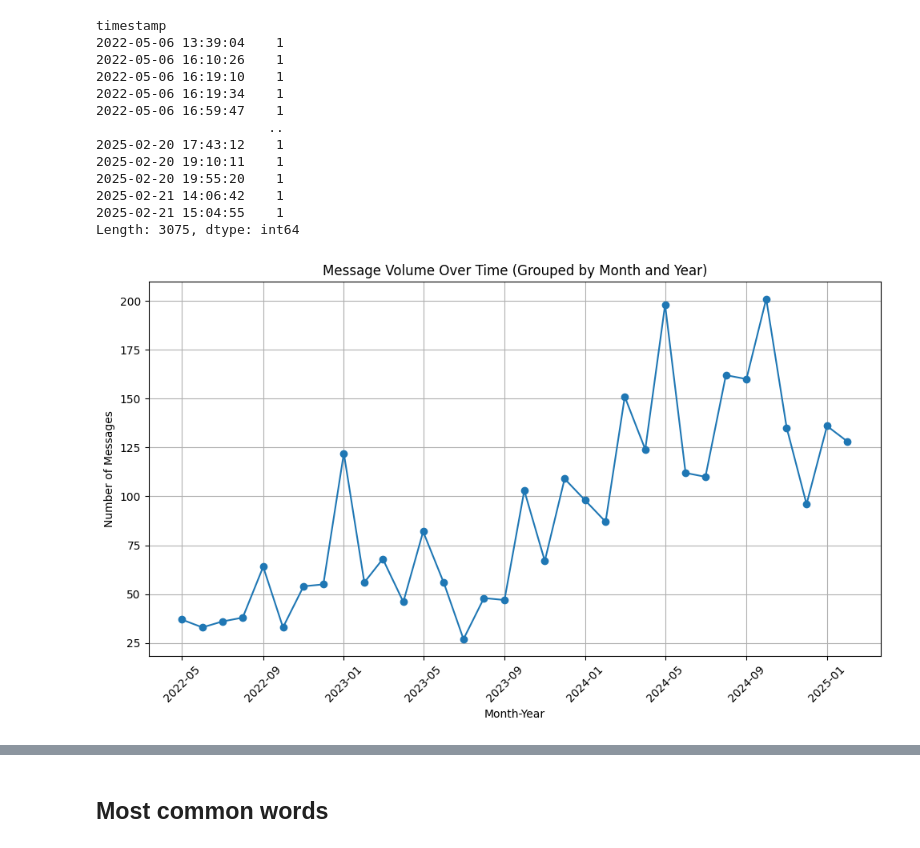
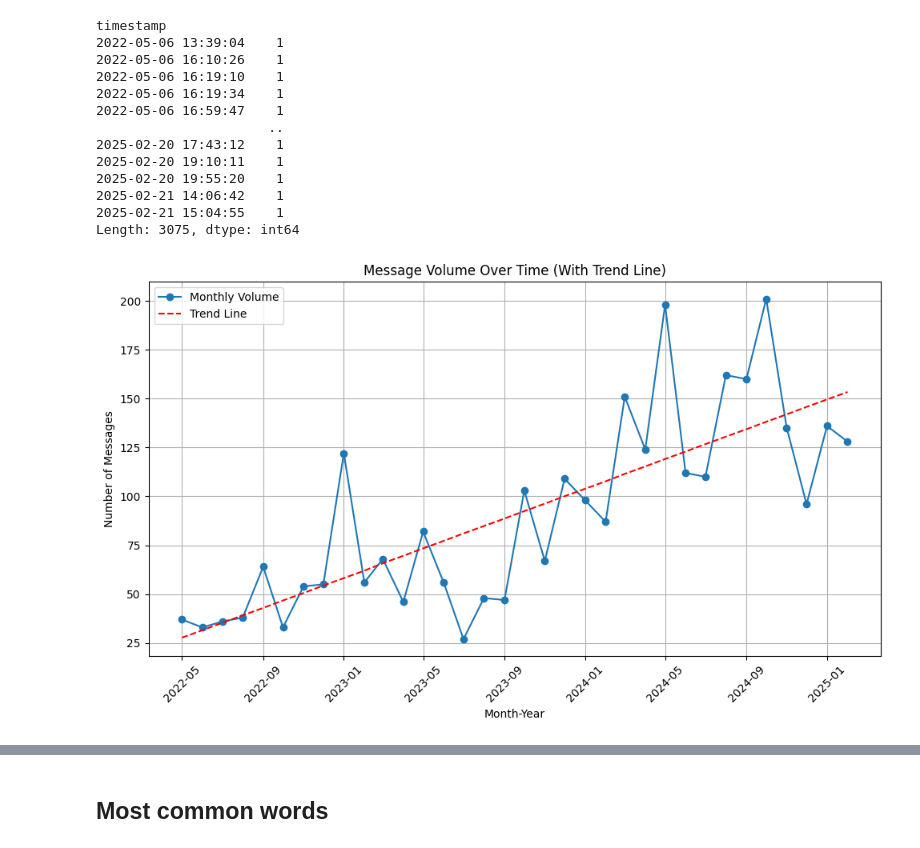
Before and after one commit to vanikanoria/Claims-Messages-to-Routing-System, a Jupyter notebook: analysis.ipynb, the cells around one changed output, grey strips where cells are left out. Drawn from its saved outputs; the diff is of its cells as text; code cells hidden in the pictures.

```diff
--- a/analysis.ipynb
+++ b/analysis.ipynb
@@ -262,21 +282,40 @@ timestamp
 2025-02-21 15:04:55    1
 Length: 3075, dtype: int64
 # %%
-# Create a 'month_year' period column to group by month and year
+# Create month_year period
 messages['month_year'] = messages['timestamp'].dt.to_period('M')
 
-# Calculate message counts per month-year
+# Calculate monthly message counts
 message_volume = messages.groupby('month_year').size()
 
-# Plot message volume over time by month and year
+# Convert index to numeric for regression (e.g., 0, 1, 2…)
+x_numeric = np.arange(len(message_volume))
+y = message_volume.values
+
+# Fit linear regression (degree=1)
+coeffs = np.polyfit(x_numeric, y, deg=1)
+trend = np.poly1d(coeffs)
+
+# Plot original data
 plt.figure(figsize=(10, 6))
-plt.plot(message_volume.index.to_timestamp(), message_volume.values, marker='o', linestyle='-')
-plt.title('Message Volume Over Time (Grouped by Month and Year)')
+plt.plot(message_volume.index.to_timestamp(), y, marker='o', linestyle='-', label='Monthly Volume')
+
+# Plot trend line
+plt.plot(
+    message_volume.index.to_timestamp(),
+    trend(x_numeric),
+    color='red',
+    linestyle='--',
+    label='Trend Line'
+)
+
+plt.title('Message Volume Over Time (With Trend Line)')
 plt.xlabel('Month-Year')
 plt.ylabel('Number of Messages')
 plt.xticks(rotation=45)
 plt.grid(True)
+plt.legend()
 plt.tight_layout()
 plt.show()
 # %% [output]
-[figure, old version]
+[figure, new version]
```
Also changed, not shown: parts of 19 cells of this notebook, 6 other files.
